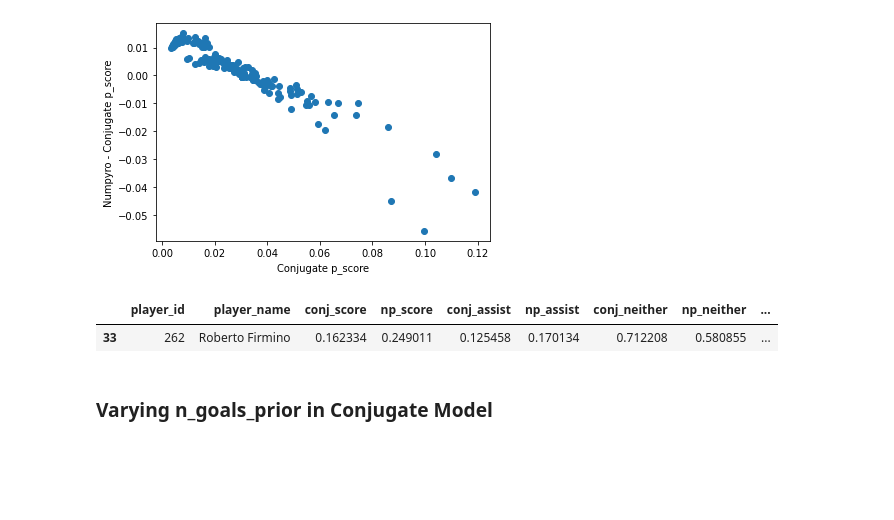
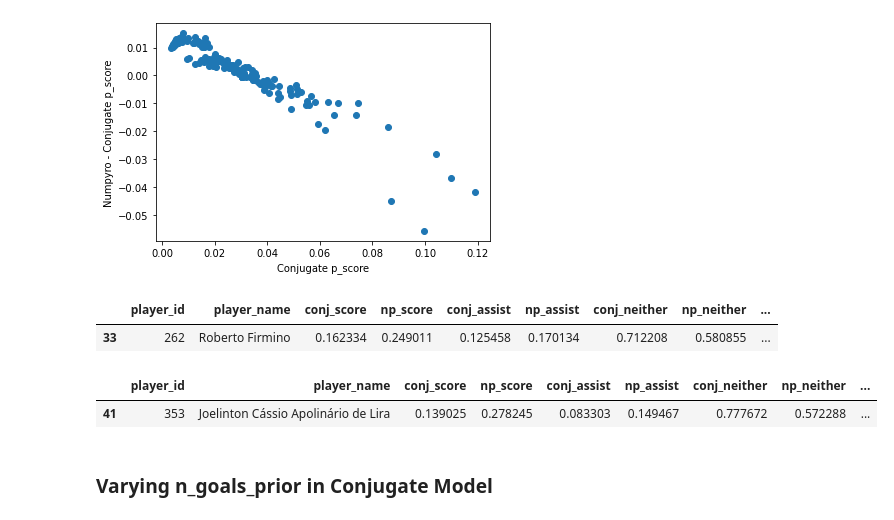
Before and after one commit to alan-turing-institute/AIrsenal, a Jupyter notebook: notebooks/conjugate_player_model.ipynb, the cells around one changed output. Drawn from its saved outputs; the diff is of its cells as text; code cells hidden in the pictures; blank space fills up the shorter version.

```diff
--- a/notebooks/conjugate_player_model.ipynb
+++ b/notebooks/conjugate_player_model.ipynb
@@ -376,6 +376,11 @@ fwd_diff[fwd_diff.player_name == "Roberto Firmino"]
 # %% [output]
 |  | player_id | player_name | conj_score | np_score | conj_assist | np_assist | conj_neither | np_neither | ... |
 | 33 | 262 | Roberto Firmino | 0.162334 | 0.249011 | 0.125458 | 0.170134 | 0.712208 | 0.580855 | ... |
+# %%
+fwd_diff[fwd_diff.player_name == "Joelinton Cássio Apolinário de Lira"]
+# %% [output]
+|  | player_id | player_name | conj_score | np_score | conj_assist | np_assist | conj_neither | np_neither | ... |
+| 41 | 353 | Joelinton Cássio Apolinário de Lira | 0.139025 | 0.278245 | 0.083303 | 0.149467 | 0.777672 | 0.572288 | ... |
 # %% [markdown]
 ### Varying n_goals_prior in Conjugate Model
 # %%
```
Also changed, not shown: parts of 1 cell of this notebook, 2 other files.
